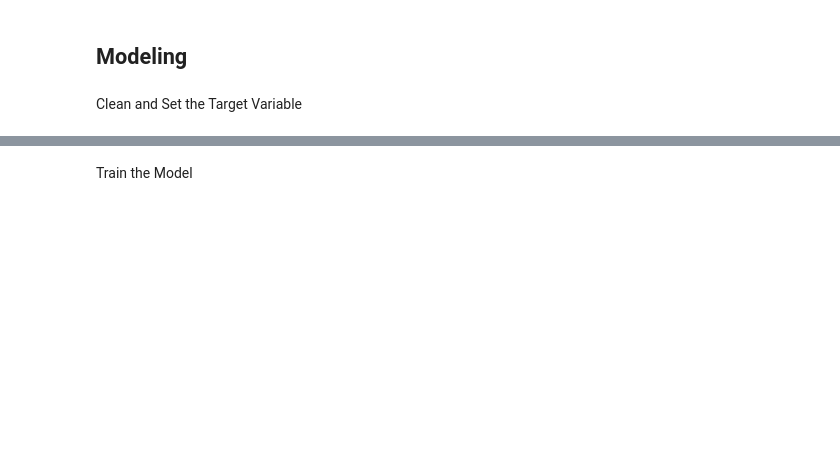
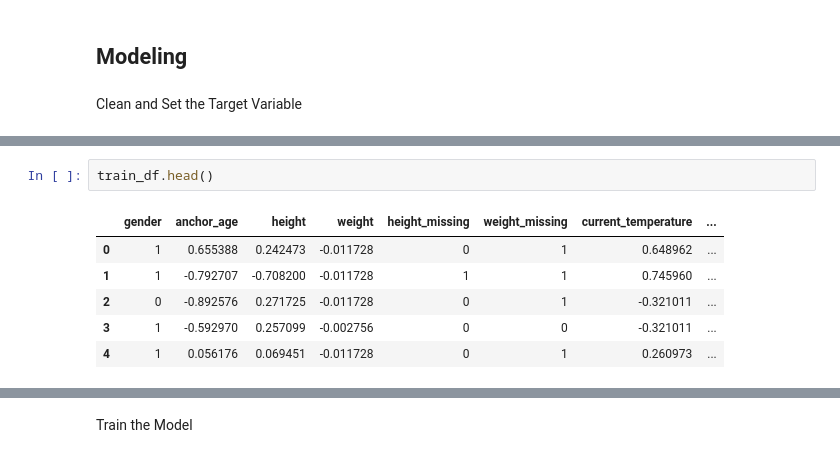
Before and after one commit to tkbarb10/ADS599-Capstone, a Jupyter notebook: Modeling - Part 1/Logistic_Regression.ipynb, the cells around one changed output, grey strips where cells are left out. Drawn from its saved outputs; the diff is of its cells as text; blank space fills up the shorter version.

```diff
--- a/Modeling - Part 1/Logistic_Regression.ipynb
+++ b/Modeling - Part 1/Logistic_Regression.ipynb
@@ -56,3 +66,12 @@ print(class_mapping)
+# %%
+train_df.head()
+# %% [output]
+|  | gender | anchor_age | height | weight | height_missing | weight_missing | current_temperature | ... |
+| 0 | 1 | 0.655388 | 0.242473 | -0.011728 | 0 | 1 | 0.648962 | ... |
+| 1 | 1 | -0.792707 | -0.708200 | -0.011728 | 1 | 1 | 0.745960 | ... |
+| 2 | 0 | -0.892576 | 0.271725 | -0.011728 | 0 | 1 | -0.321011 | ... |
+| 3 | 1 | -0.592970 | 0.257099 | -0.002756 | 0 | 0 | -0.321011 | ... |
+| 4 | 1 | 0.056176 | 0.069451 | -0.011728 | 0 | 1 | 0.260973 | ... |
 # %%
 # Split the target variable from the test and train datasets
 
```
Also changed, not shown: parts of 7 cells of this notebook, 2 other files.
